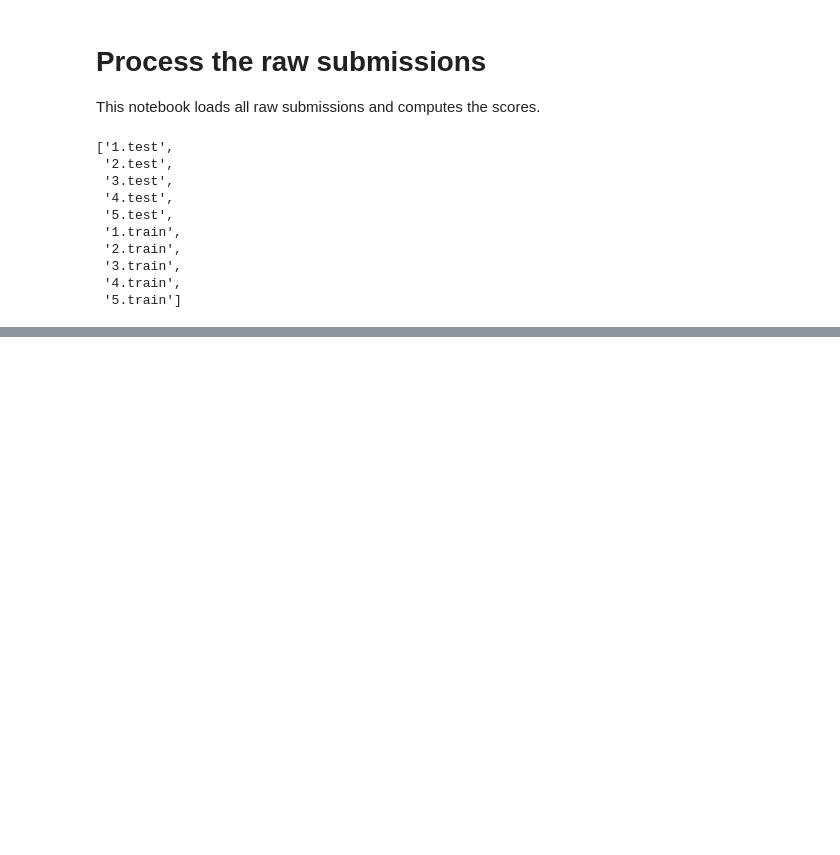
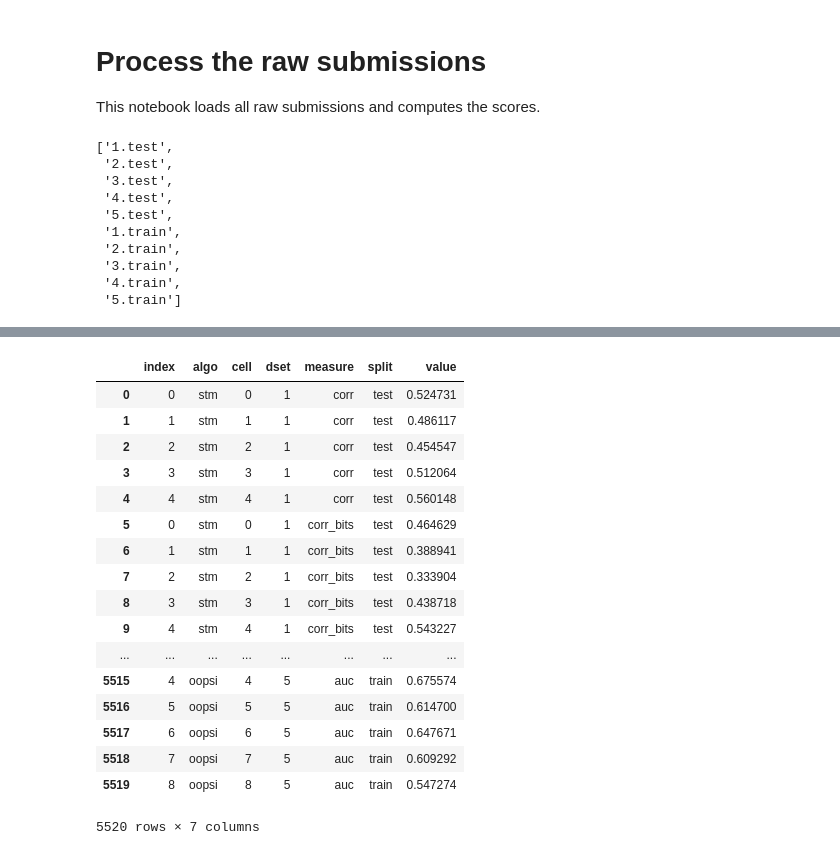
Before and after one commit to berenslab/spikefinder_analysis, a Jupyter notebook: Process submissions.ipynb, the cells around one changed output, grey strips where cells are left out. Drawn from its saved outputs; the diff is of its cells as text; code cells hidden in the pictures; blank space fills up the shorter version.

```diff
--- a/Process submissions.ipynb
+++ b/Process submissions.ipynb
@@ -152,0 +214,21 @@ tab.to_csv('data/results_24_07_17.csv')
+# %%
+tab
+# %% [output]
+|  | index | algo | cell | dset | measure | split | value |
+| 0 | 0 | stm | 0 | 1 | corr | test | 0.524731 |
+| 1 | 1 | stm | 1 | 1 | corr | test | 0.486117 |
+| 2 | 2 | stm | 2 | 1 | corr | test | 0.454547 |
+| 3 | 3 | stm | 3 | 1 | corr | test | 0.512064 |
+| 4 | 4 | stm | 4 | 1 | corr | test | 0.560148 |
+| 5 | 0 | stm | 0 | 1 | corr_bits | test | 0.464629 |
+| 6 | 1 | stm | 1 | 1 | corr_bits | test | 0.388941 |
+| 7 | 2 | stm | 2 | 1 | corr_bits | test | 0.333904 |
+| 8 | 3 | stm | 3 | 1 | corr_bits | test | 0.438718 |
+| 9 | 4 | stm | 4 | 1 | corr_bits | test | 0.543227 |
+| ... | ... | ... | ... | ... | ... | ... | ... |
+| 5515 | 4 | oopsi | 4 | 5 | auc | train | 0.675574 |
+| 5516 | 5 | oopsi | 5 | 5 | auc | train | 0.614700 |
+| 5517 | 6 | oopsi | 6 | 5 | auc | train | 0.647671 |
+| 5518 | 7 | oopsi | 7 | 5 | auc | train | 0.609292 |
+| 5519 | 8 | oopsi | 8 | 5 | auc | train | 0.547274 |
+5520 rows × 7 columns
```
Also changed, not shown: parts of 4 cells of this notebook, 7 other files.
